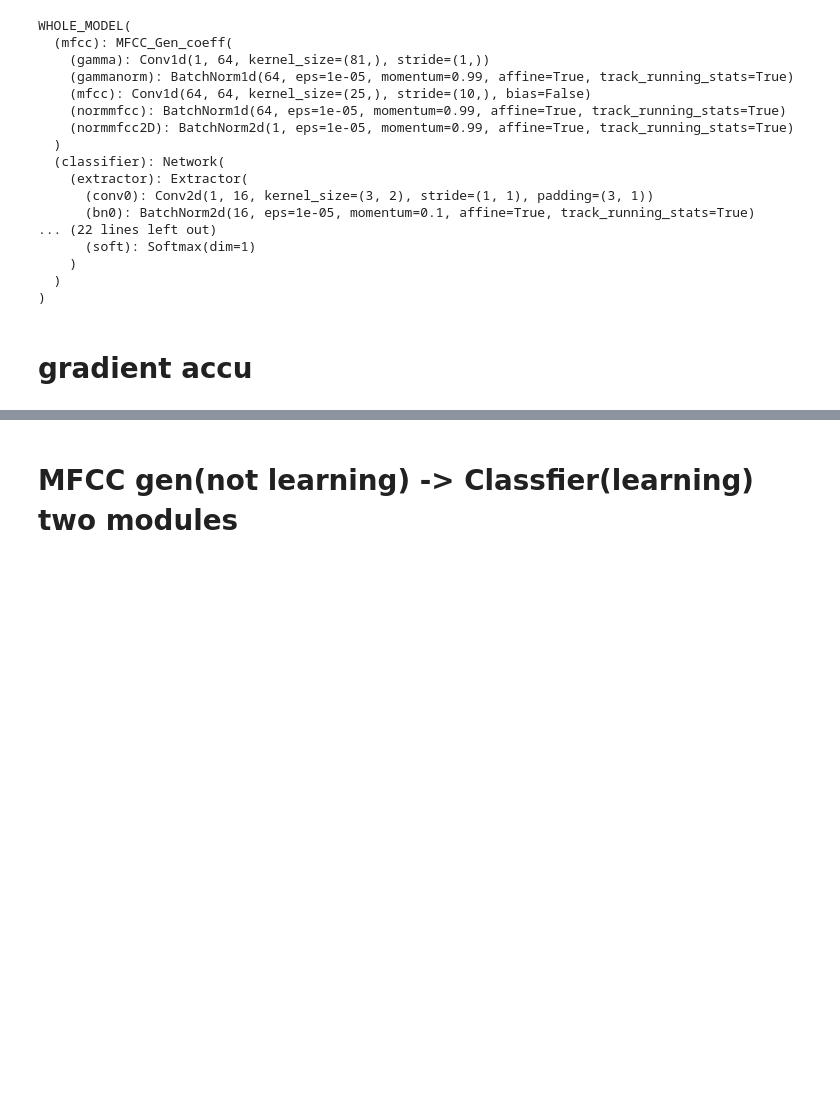
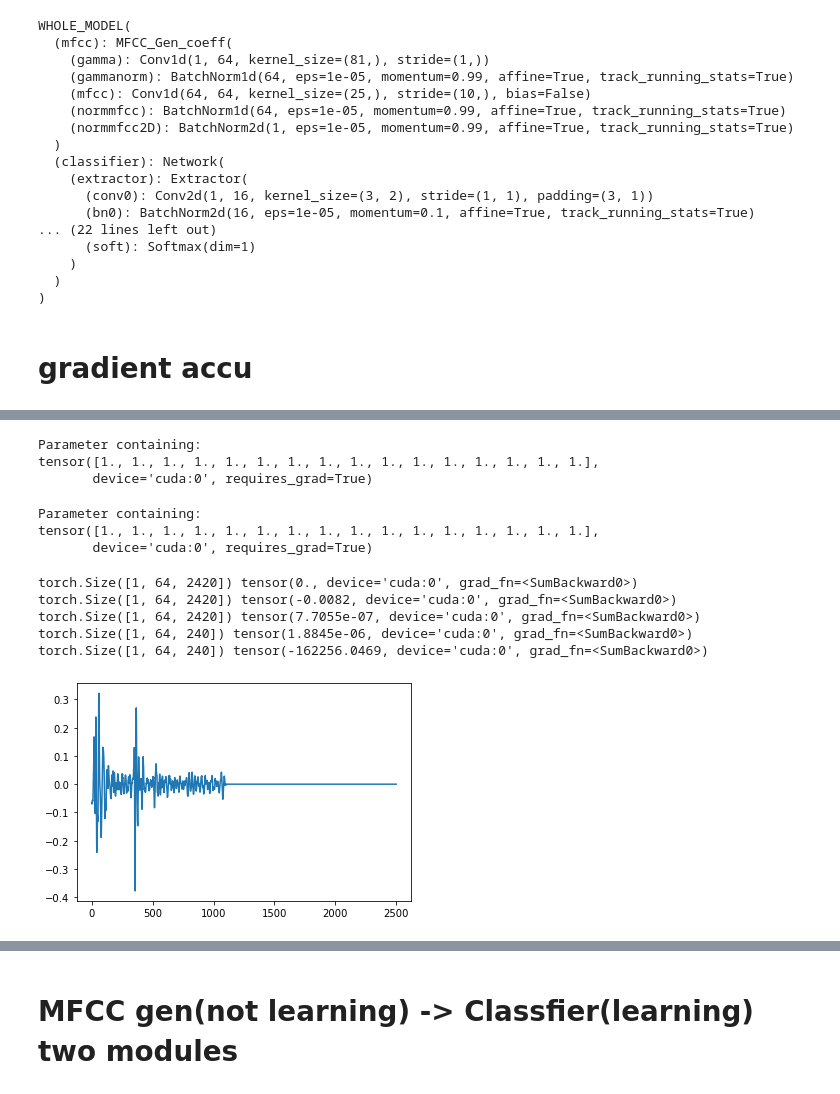
Before and after one commit to IstiaqAnsari/SpectNet, a Jupyter notebook: codes/almost trainer mfcc layer.ipynb, the cells around one changed output, grey strips where cells are left out. Cells and saved outputs as stored; diff of their text form; code cells hidden in the pictures; blank space fills up the shorter version.

```diff
--- a/codes/almost trainer mfcc layer.ipynb
+++ b/codes/almost trainer mfcc layer.ipynb
@@ -956,0 +998,17 @@ logger.on_train_end()
+# %%
+x,y = flow_source.next()
+x,y = torch.from_numpy(x),torch.from_numpy(y)
+x = x.type(torch.FloatTensor).cuda()
+x,y = Variable(x),Variable(y)
+holdx = x
+mfcc_gen.cuda()
+mfcc_gen.eval()
+x = mfcc_gen(x)
+hold = x
+x = x.transpose(2,1)
+x = x.unsqueeze(1)
+ print(x.shape)
+x,y = Variable(x),Variable(y)
+y = y.long().cuda()
+model.cuda()
+cls = model(x)
@@ -956,0 +1060,2 @@ logger.on_train_end()
+# %%
+mfcc_gen = MFCC_Gen(fs=1000,filters=64,momentum=0.1)
@@ -956,0 +1073,45 @@ logger.on_train_end()
+# %%
+ mfcc_gen.gammanorm.weight
+# %% [output]
+Parameter containing:
+tensor([1., 1., 1., 1., 1., 1., 1., 1., 1., 1., 1., 1., 1., 1., 1., 1.],
+       device='cuda:0', requires_grad=True)
+# %%
+ mfcc_gen.gammanorm.weight
+# %% [output]
+Parameter containing:
+tensor([1., 1., 1., 1., 1., 1., 1., 1., 1., 1., 1., 1., 1., 1., 1., 1.],
+       device='cuda:0', requires_grad=True)
+# %%
+mfcc_gen.cuda()
+mfcc_gen.train()
+
+plt.plot(to_numpy(holdx[5:6,0,:]).transpose())
+# xx = mfcc_gen(holdx[5:6,:,:])
+xx = mfcc_gen.gamma(holdx[5:6,:,:])
+print(xx.shape,torch.sum(xx[0,:,1500:]))
+
+# mx = torch.max(abs(xx),axis=2)[0]
+# xx = (xx/mx[:,:,None])
+
+xx = mfcc_gen.gammanorm(xx)
+print(xx.shape,torch.sum(xx[0,:,1500:]))
+
+xx = torch.pow(torch.abs(xx),2)
+print(xx.shape,torch.sum(xx[0,:,1500:]))
+
+xx = mfcc_gen.mfcc(xx)
+print(xx.shape,torch.sum(xx[0,:,150:]))
+
+xx = torch.log(xx+0.0000000000000001)
+print(xx.shape,torch.sum(xx[0,:,150:]))
+
+# # xx = mfcc_gen.normmfcc(xx)
+# print(xx.shape,torch.sum(xx[0,:,150:]))
+# %% [output]
+torch.Size([1, 64, 2420]) tensor(0., device='cuda:0', grad_fn=<SumBackward0>)
+torch.Size([1, 64, 2420]) tensor(-0.0082, device='cuda:0', grad_fn=<SumBackward0>)
+torch.Size([1, 64, 2420]) tensor(7.7055e-07, device='cuda:0', grad_fn=<SumBackward0>)
+torch.Size([1, 64, 240]) tensor(1.8845e-06, device='cuda:0', grad_fn=<SumBackward0>)
+torch.Size([1, 64, 240]) tensor(-162256.0469, device='cuda:0', grad_fn=<SumBackward0>)
+[figure, added]
```
Also changed, not shown: parts of 67 cells of this notebook, 8 other files.
